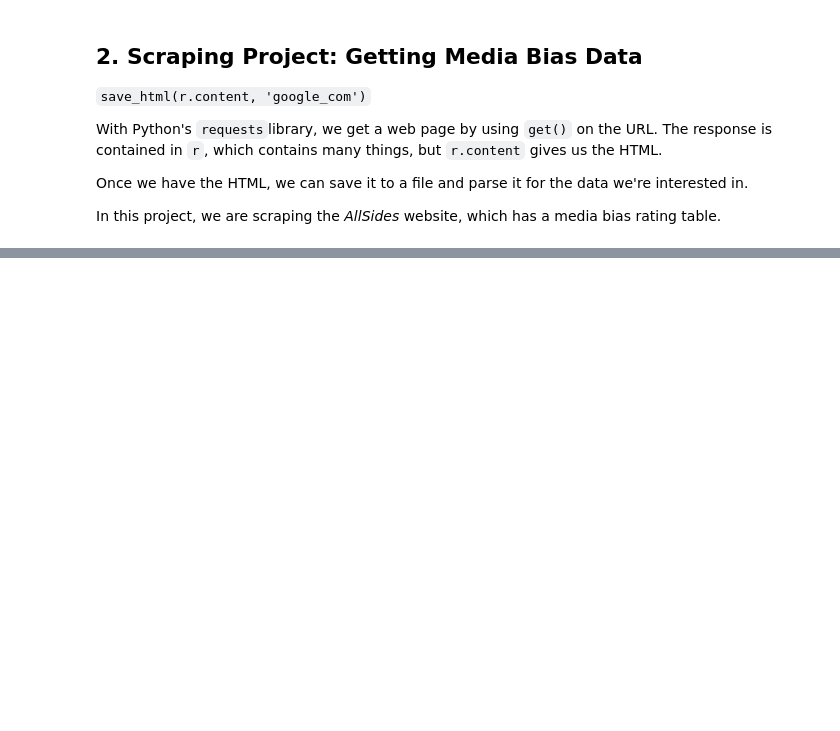
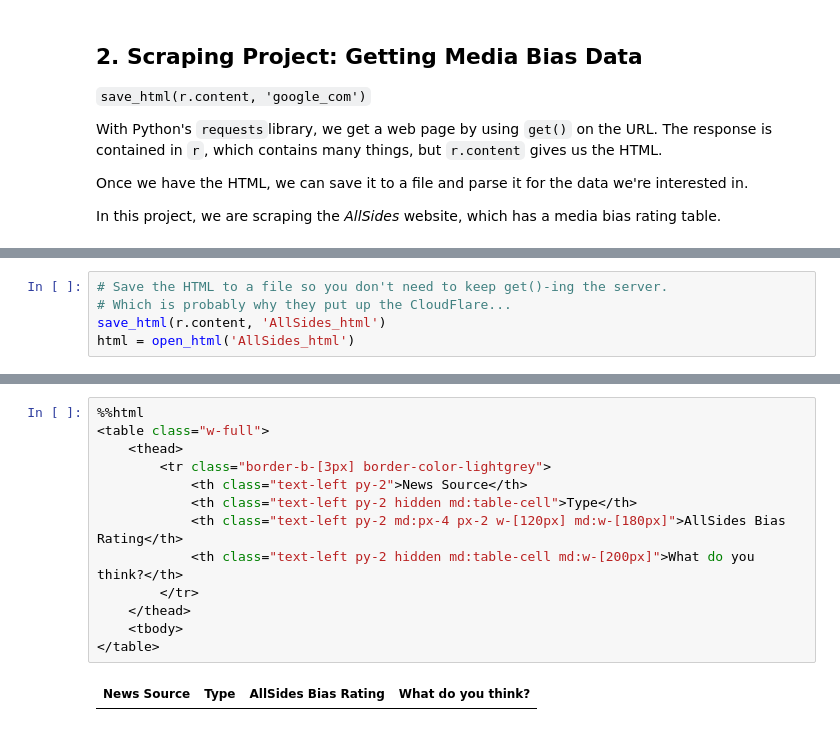
Before and after one commit to katy-feng/webscraper, a Jupyter notebook: scraper.ipynb, the cells around one changed output, grey strips where cells are left out. Cells and saved outputs as stored; diff of their text form; blank space fills up the shorter version.

Commit message:
Starting to scrape, saving HTML in a file, using cloudscraper as website has been blocked by CloudFlare

```diff
--- a/scraper.ipynb
+++ b/scraper.ipynb
@@ -89,2 +100,7 @@ pprint.pprint(r.content[:100])
+# %%
+# Save the HTML to a file so you don't need to keep get()-ing the server.
+# Which is probably why they put up the CloudFlare...
+save_html(r.content, 'AllSides_html')
+html = open_html('AllSides_html')
 # %% [markdown]
 ### Parsing HTML with BeautifulSoup
@@ -141,0 +234,15 @@ In CSS, you "target" these tags to style them.
+# %%
+%%html
+<table class="w-full">
+    <thead>
+        <tr class="border-b-[3px] border-color-lightgrey">
+            <th class="text-left py-2">News Source</th>
+            <th class="text-left py-2 hidden md:table-cell">Type</th>
+            <th class="text-left py-2 md:px-4 px-2 w-[120px] md:w-[180px]">AllSides Bias Rating</th>
+            <th class="text-left py-2 hidden md:table-cell md:w-[200px]">What do you think?</th>
+        </tr>
+    </thead>
+    <tbody>
+</table>
+# %% [output]
+| News Source | Type | AllSides Bias Rating | What do you think? |
```
Also changed, not shown: parts of 21 cells of this notebook, 1 other file.
